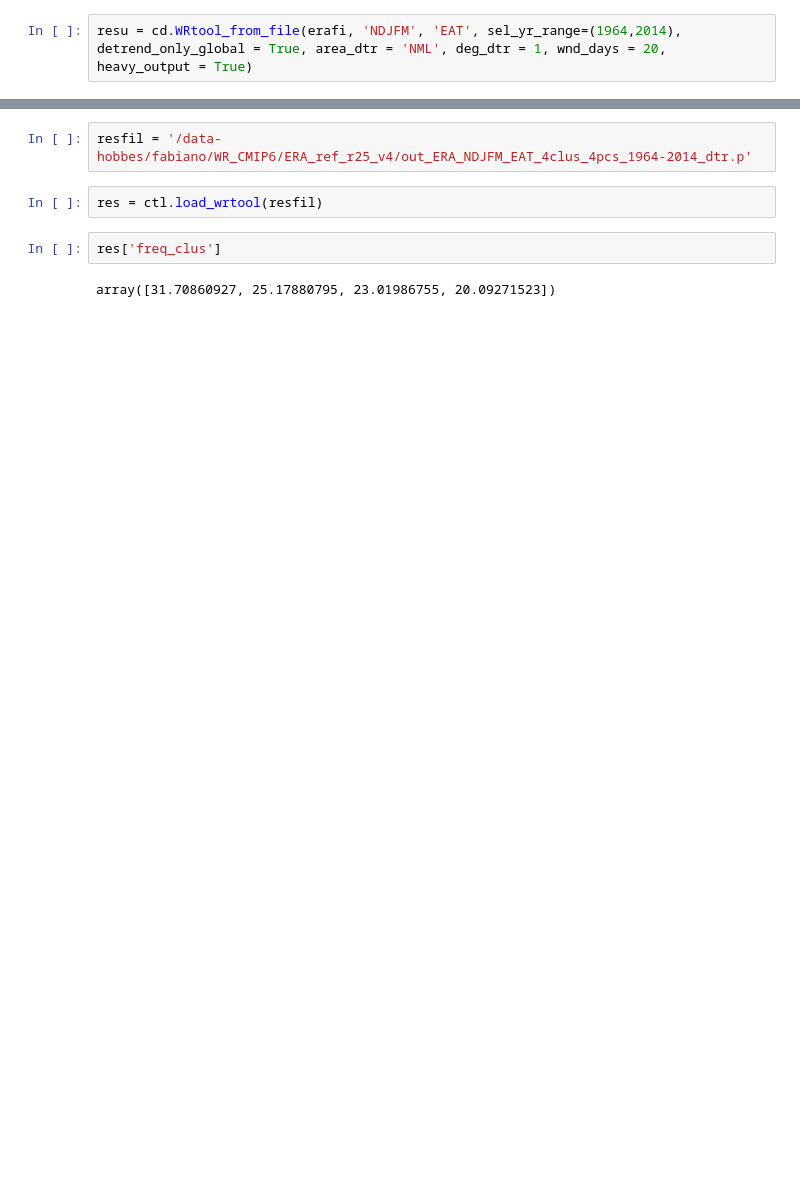
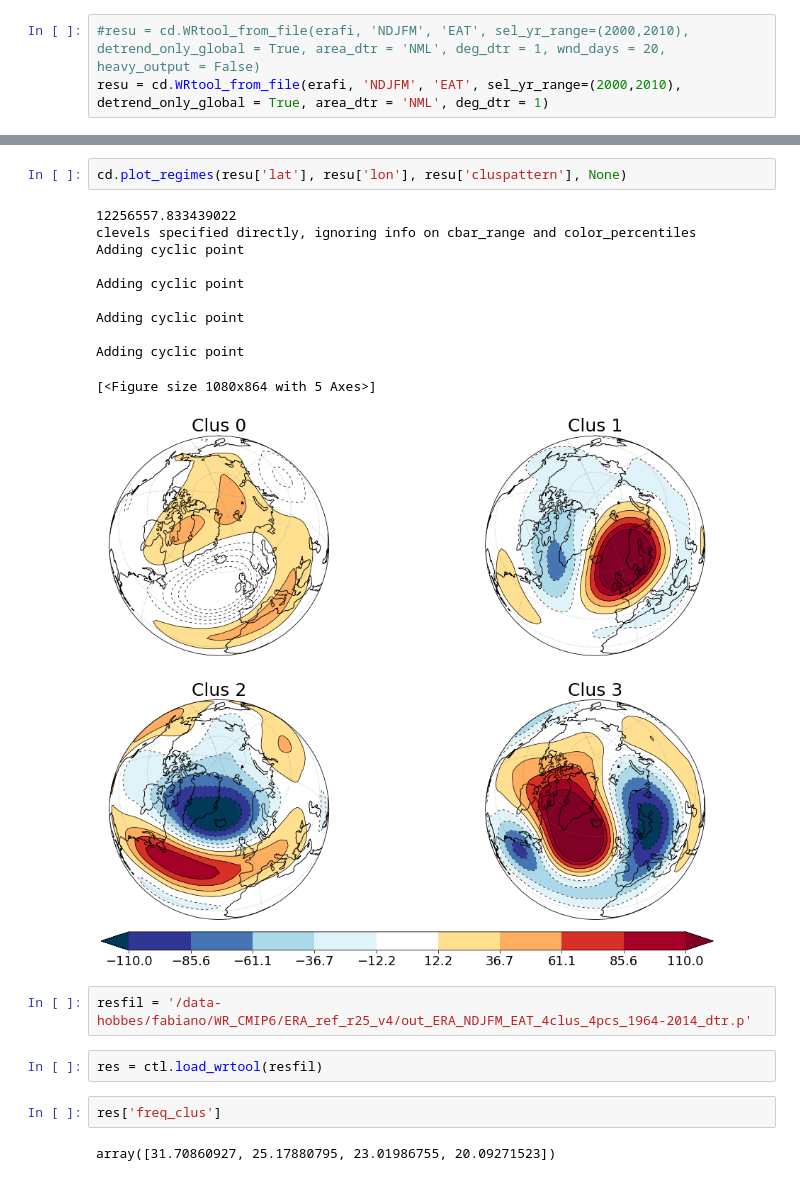
Before and after one commit to fedef17/FScripts, a Jupyter notebook: regimes/test_wrtool.ipynb, the cells around one changed output, grey strips where cells are left out. Drawn from its saved outputs; the diff is of its cells as text; blank space fills up the shorter version.

Commit message:
wrtool test

```diff
--- a/regimes/test_wrtool.ipynb
+++ b/regimes/test_wrtool.ipynb
@@ -15,3 +23,4 @@ erafi = '/data-hobbes/fabiano/OBS/ERA/ERA40+Int_daily_1957-2018_zg500_remap25_me
 # %%
-resu = cd.WRtool_from_file(erafi, 'NDJFM', 'EAT', sel_yr_range=(1964,2014), detrend_only_global = True, area_dtr = 'NML', deg_dtr = 1, wnd_days = 20, heavy_output = True)
+#resu = cd.WRtool_from_file(erafi, 'NDJFM', 'EAT', sel_yr_range=(2000,2010), detrend_only_global = True, area_dtr = 'NML', deg_dtr = 1, wnd_days = 20, heavy_output = False)
+resu = cd.WRtool_from_file(erafi, 'NDJFM', 'EAT', sel_yr_range=(2000,2010), detrend_only_global = True, area_dtr = 'NML', deg_dtr = 1)
 # %% [output]
@@ -19,3 +44,17 @@ NameError: name 'cd' is not defined
+# %%
+cd.plot_regimes(resu['lat'], resu['lon'], resu['cluspattern'], None)
+# %% [output]
+12256557.833439022
+clevels specified directly, ignoring info on cbar_range and color_percentiles
+Adding cyclic point
+
+Adding cyclic point
+
+Adding cyclic point
+
+Adding cyclic point
+[<Figure size 1080x864 with 5 Axes>]
+[figure, added]
 # %%
 resfil = '/data-hobbes/fabiano/WR_CMIP6/ERA_ref_r25_v4/out_ERA_NDJFM_EAT_4clus_4pcs_1964-2014_dtr.p'
 # %%
```
Also changed, not shown: parts of 5 cells of this notebook, 1 other file.
